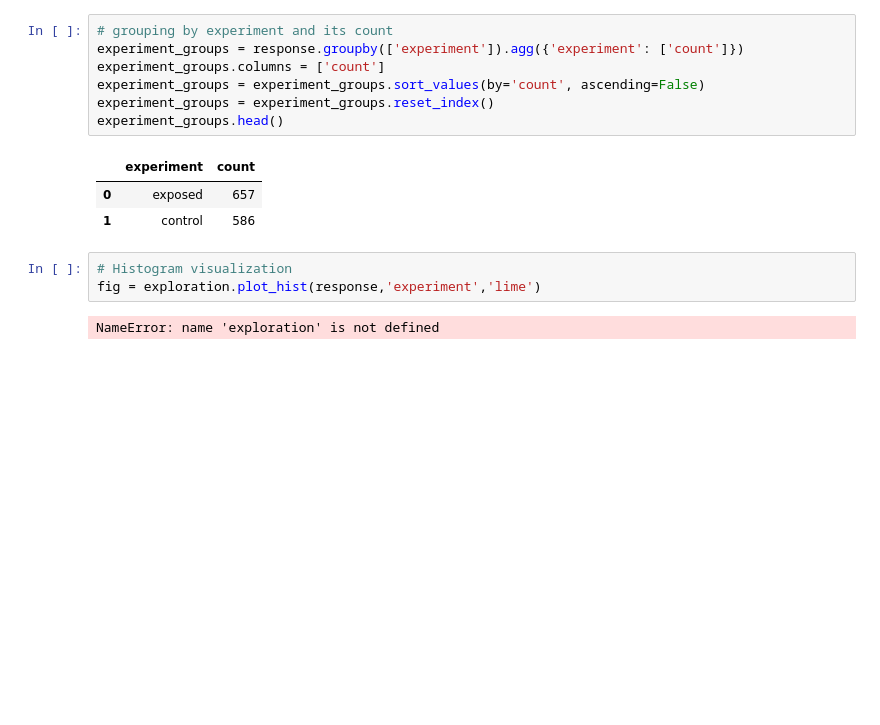
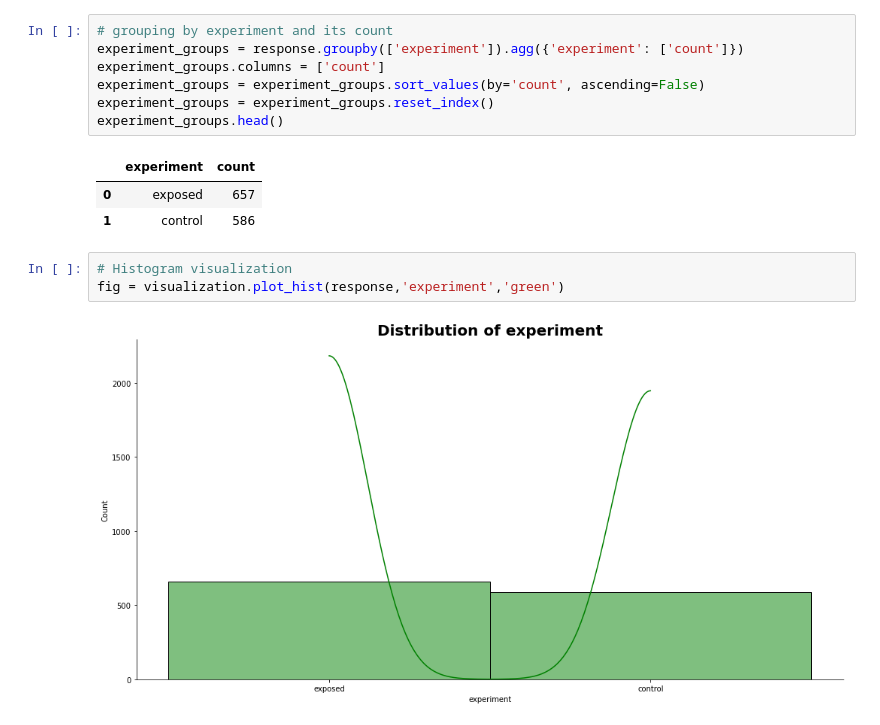
Before and after one commit to toussyn/abtest-mlops, a Jupyter notebook: notebooks/exploratory_data_analysis.ipynb, the cells around one changed output. Cells and saved outputs as stored; diff of their text form; blank space fills up the shorter version.

Commit message:
Feat(add): added more exploratory code bases for the data exploration section

```diff
--- a/notebooks/exploratory_data_analysis.ipynb
+++ b/notebooks/exploratory_data_analysis.ipynb
@@ -216,6 +217,6 @@ experiment_groups.head()
 | 1 | control | 586 |
 # %%
 # Histogram visualization
-fig = exploration.plot_hist(response,'experiment','lime')
+fig = visualization.plot_hist(response,'experiment','green')
 # %% [output]
-NameError: name 'exploration' is not defined
+[figure, added]
```
Also changed, not shown: parts of 6 cells of this notebook.
